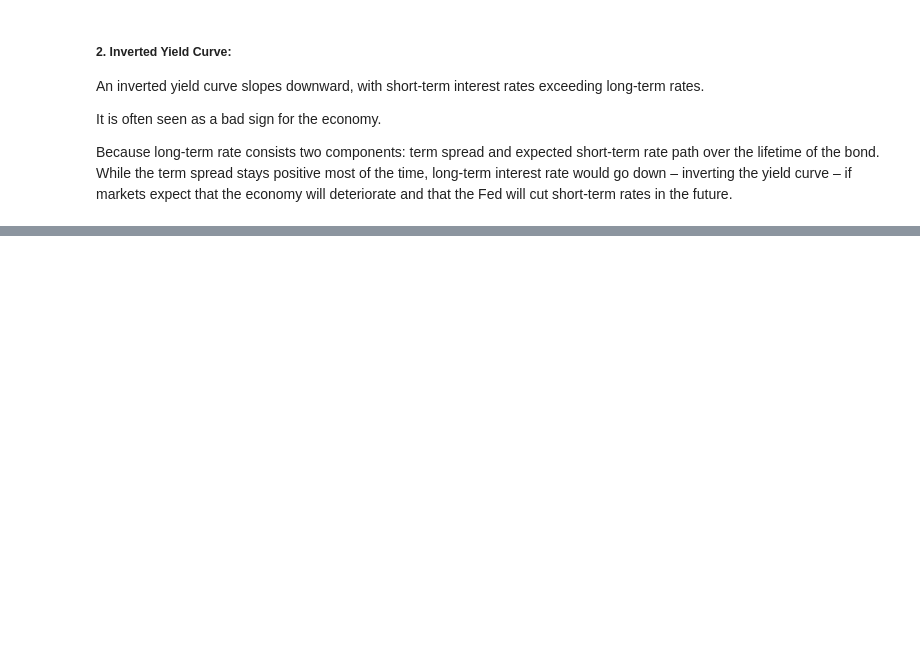
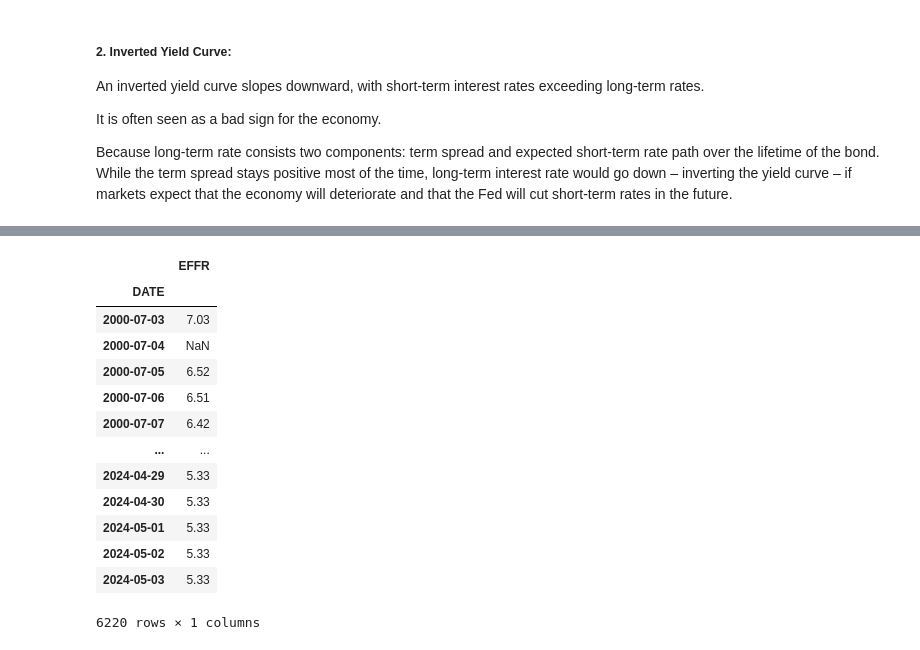
Before and after one commit to SGPPellow/Yield-Curve, a Jupyter notebook: Yield Curve.ipynb, the cells around one changed output, grey strips where cells are left out. Cells and saved outputs as stored; diff of their text form; code cells hidden in the pictures; blank space fills up the shorter version.

```diff
--- a/Yield Curve.ipynb
+++ b/Yield Curve.ipynb
@@ -42,0 +45,17 @@ data
+# %%
+EFFR
+# %% [output]
+|  | EFFR |
+| DATE |  |
+| 2000-07-03 | 7.03 |
+| 2000-07-04 | NaN |
+| 2000-07-05 | 6.52 |
+| 2000-07-06 | 6.51 |
+| 2000-07-07 | 6.42 |
+| ... | ... |
+| 2024-04-29 | 5.33 |
+| 2024-04-30 | 5.33 |
+| 2024-05-01 | 5.33 |
+| 2024-05-02 | 5.33 |
+| 2024-05-03 | 5.33 |
+6220 rows × 1 columns
```
Also changed, not shown: parts of 10 cells of this notebook, 2 other files.
